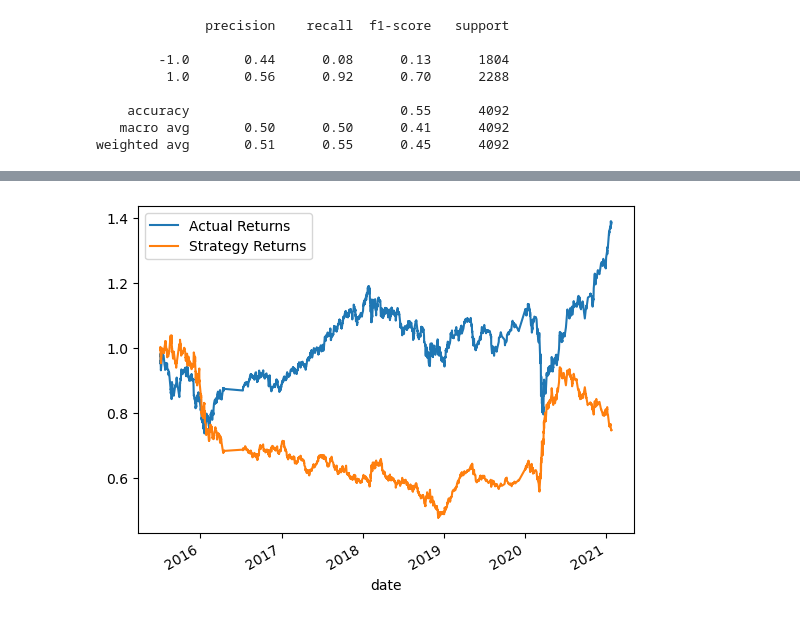
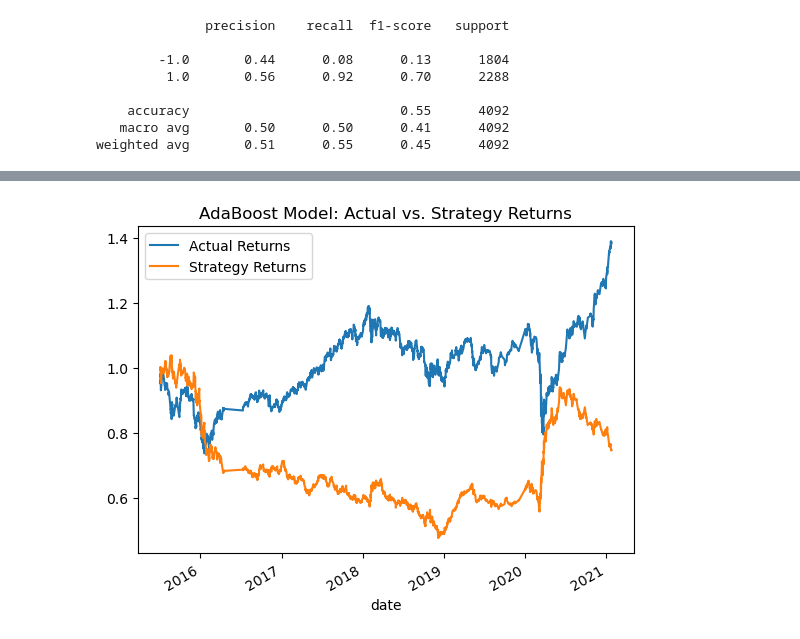
Before and after one commit to cannabbeers/14_algorithmic_trading, a Jupyter notebook: machine_learning_trading_bot.ipynb, the cells around one changed output, grey strips where cells are left out. Drawn from its saved outputs; the diff is of its cells as text; code cells hidden in the pictures.

```diff
--- a/machine_learning_trading_bot.ipynb
+++ b/machine_learning_trading_bot.ipynb
@@ -488,12 +503,12 @@ In this section, you’ll use the original parameters that the starter code prov
 # see top of notebook - added `from sklearn.ensemble import AdaBoostClassifier` to imports section
 
 # Initiate the model instance
-model = AdaBoostClassifier(n_estimators=50, learning_rate=1)
+ada_model = AdaBoostClassifier(n_estimators=50, learning_rate=1)
 # %% [markdown]
 ### Step 2: Using the original training data as the baseline model, fit another model with the new classifier.
 # %%
 # Fit the model using the training data
-model.fit(X_train_scaled, y_train)
+model = ada_model.fit(X_train_scaled, y_train)
 
 # Use the testing dataset to generate the predictions for the new model
 pred = model.predict(X_test_scaled)
@@ -529,19 +544,19 @@ weighted avg       0.51      0.55      0.45      4092
 # Create a new empty predictions DataFrame.
 
 # Create a predictions DataFrame
-new_predictions_df = pd.DataFrame(index=X_test.index)
+ada_predictions_df = pd.DataFrame(index=X_test.index)
 
 # Add the SVM model predictions to the DataFrame
-new_predictions_df['Predicted'] = pred
+ada_predictions_df['Predicted'] = pred
 
 # Add the actual returns to the DataFrame
-new_predictions_df['Actual Returns'] = signals_df['Actual Returns']
+ada_predictions_df['Actual Returns'] = signals_df['Actual Returns']
 
 # Add the strategy returns to the DataFrame
-new_predictions_df['Strategy Returns'] = signals_df['Strategy Returns'] * new_predictions_df['Predicted'].shift()
+ada_predictions_df['Strategy Returns'] = signals_df['Strategy Returns'] * ada_predictions_df['Predicted'].shift()
 
 # Review the DataFrame
-print(new_predictions_df)
+print(ada_predictions_df)
 # %% [output]
                      Predicted  Actual Returns  Strategy Returns
 date
@@ -568,10 +583,10 @@ date
 # %%
 # Save plot as PNG image
 
 # used `.plot` from matplotlib here to save .png here to avoid need for any additional imports to export the .png for readme
 
-(1 + new_predictions_df[['Actual Returns', 'Strategy Returns']]).cumprod().plot()
+(1 + ada_predictions_df[['Actual Returns', 'Strategy Returns']]).cumprod().plot(title = 'AdaBoost Model: Actual vs. Strategy Returns')
 
-plt.savefig('backtest.png')
+plt.savefig('ada_backtest.png')
 # %% [output]
-[figure, old version]
+[figure, new version]
```
Also changed, not shown: parts of 7 cells of this notebook, 8 other files.
